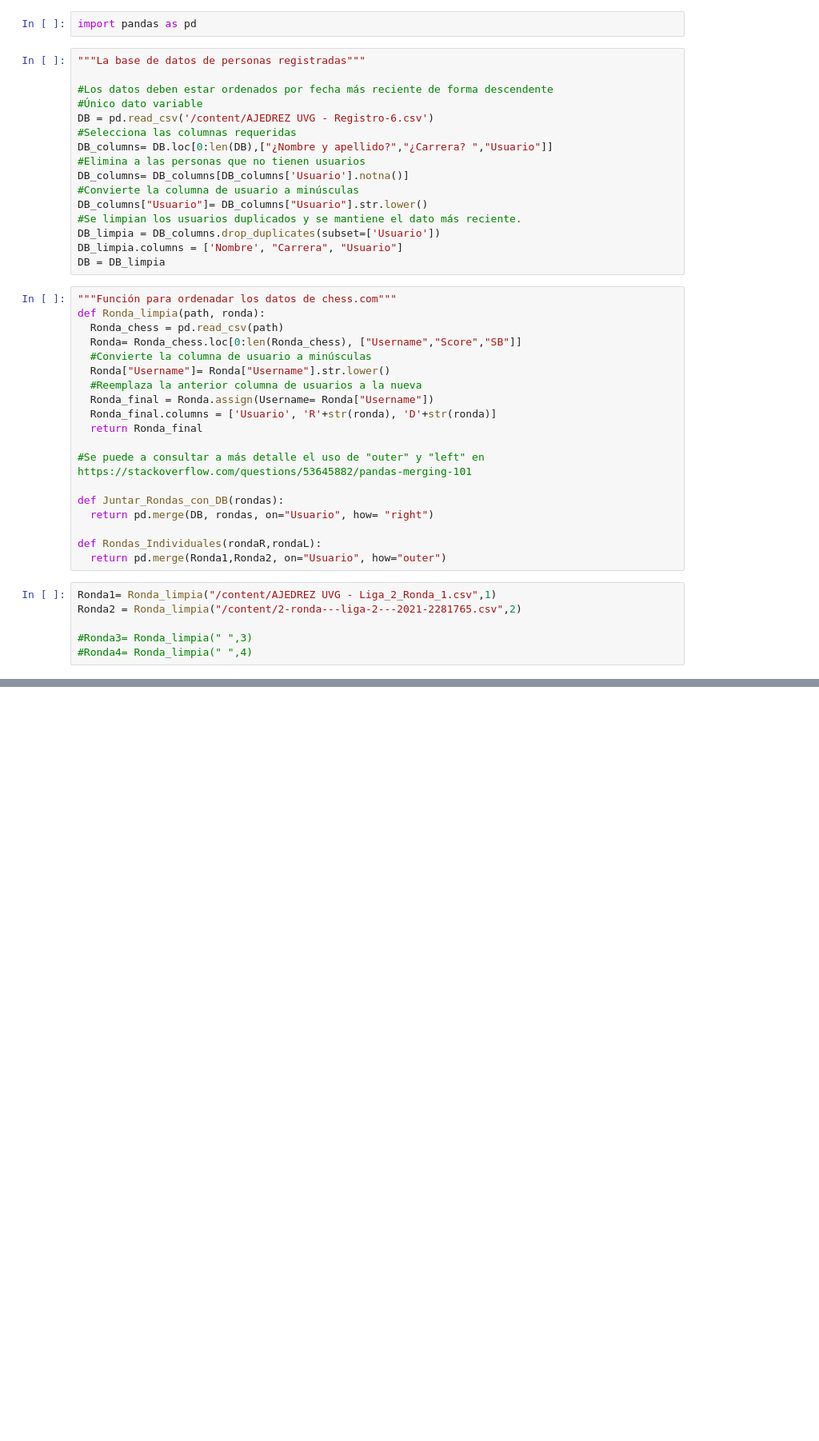
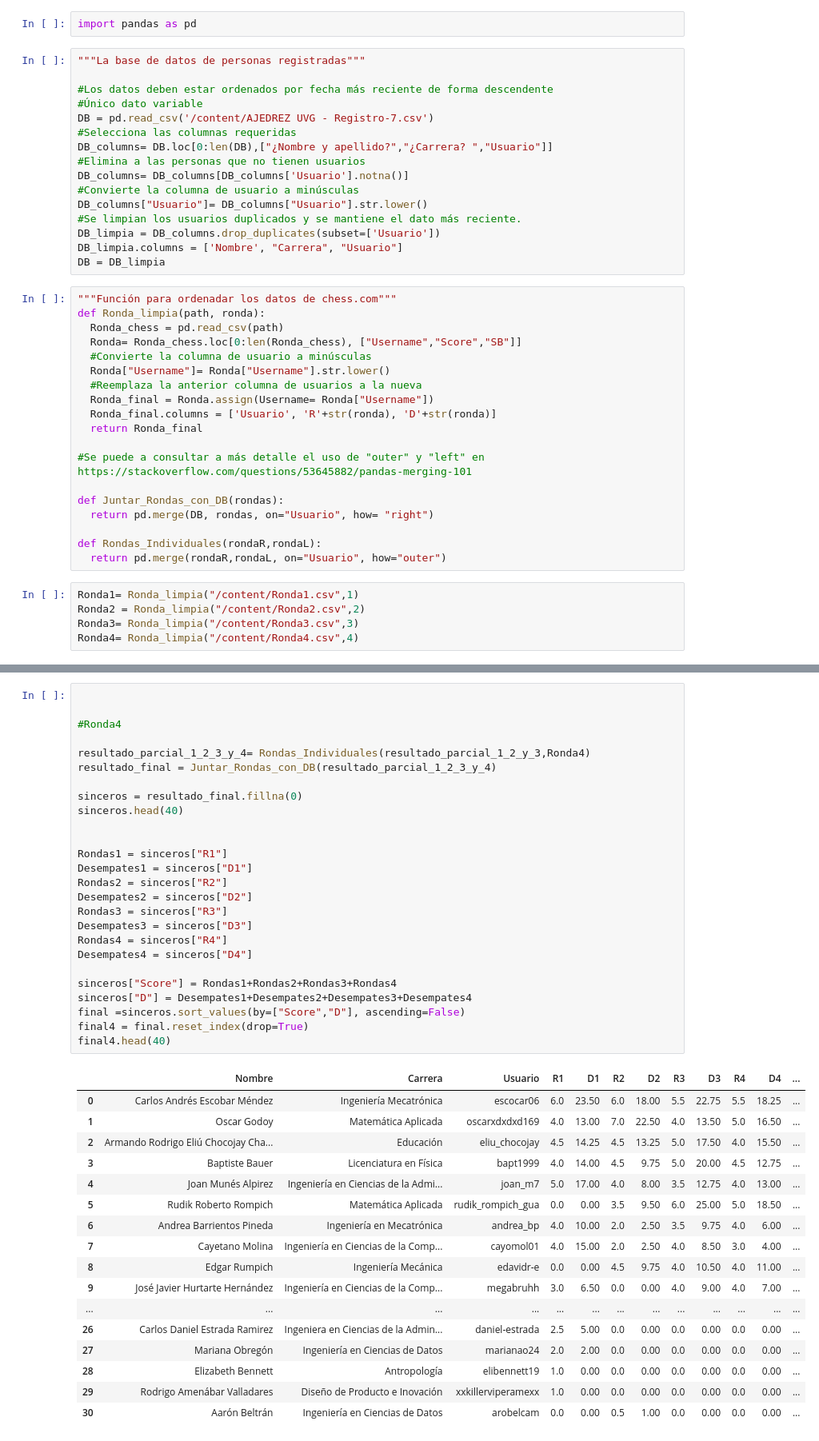
Before and after one commit to RudiksChess/ClubDeAjedrezUVG, a Jupyter notebook: ClubDeAjedrezResultados.ipynb, the cells around one changed output, grey strips where cells are left out. Shown: that part at 80% size. Saved outputs shown, nothing was run; the diff lists cells and outputs as text; blank space fills up the shorter version.

```diff
--- a/ClubDeAjedrezResultados.ipynb
+++ b/ClubDeAjedrezResultados.ipynb
@@ -7,7 +7,7 @@ import pandas as pd
 
 #Los datos deben estar ordenados por fecha más reciente de forma descendente
 #Único dato variable
-DB = pd.read_csv('/content/AJEDREZ UVG - Registro-6.csv')
+DB = pd.read_csv('/content/AJEDREZ UVG - Registro-7.csv')
 #Selecciona las columnas requeridas
 DB_columns= DB.loc[0:len(DB),["¿Nombre y apellido?","¿Carrera? ","Usuario"]]
 #Elimina a las personas que no tienen usuarios
@@ -36,13 +36,12 @@ def Juntar_Rondas_con_DB(rondas):
   return pd.merge(DB, rondas, on="Usuario", how= "right")
 
 def Rondas_Individuales(rondaR,rondaL):
-  return pd.merge(Ronda1,Ronda2, on="Usuario", how="outer")
+  return pd.merge(rondaR,rondaL, on="Usuario", how="outer")
 # %%
-Ronda1= Ronda_limpia("/content/AJEDREZ UVG - Liga_2_Ronda_1.csv",1)
-Ronda2 = Ronda_limpia("/content/2-ronda---liga-2---2021-2281765.csv",2)
-
-#Ronda3= Ronda_limpia(" ",3)
-#Ronda4= Ronda_limpia(" ",4)
+Ronda1= Ronda_limpia("/content/Ronda1.csv",1)
+Ronda2 = Ronda_limpia("/content/Ronda2.csv",2)
+Ronda3= Ronda_limpia("/content/Ronda3.csv",3)
+Ronda4= Ronda_limpia("/content/Ronda4.csv",4)
 # %%
 #Ronda1
 Resultado_final = Juntar_Rondas_con_DB(Ronda1)
@@ -124 +146,45 @@ resultado_final = Juntar_Rondas_con_DB(resultado_parcial_1_2_3_y_4)
+# %%
+
+
+#Ronda4
+
+resultado_parcial_1_2_3_y_4= Rondas_Individuales(resultado_parcial_1_2_y_3,Ronda4)
+resultado_final = Juntar_Rondas_con_DB(resultado_parcial_1_2_3_y_4)
+
+sinceros = resultado_final.fillna(0)
+sinceros.head(40)
+
+
+Rondas1 = sinceros["R1"]
+Desempates1 = sinceros["D1"]
+Rondas2 = sinceros["R2"]
+Desempates2 = sinceros["D2"]
+Rondas3 = sinceros["R3"]
+Desempates3 = sinceros["D3"]
+Rondas4 = sinceros["R4"]
+Desempates4 = sinceros["D4"]
+
+sinceros["Score"] = Rondas1+Rondas2+Rondas3+Rondas4
+sinceros["D"] = Desempates1+Desempates2+Desempates3+Desempates4
+final =sinceros.sort_values(by=["Score","D"], ascending=False)
+final4 = final.reset_index(drop=True)
+final4.head(40)
+# %% [output]
+|  | Nombre | Carrera | Usuario | R1 | D1 | R2 | D2 | R3 | D3 | R4 | D4 | ... |
+| 0 | Carlos Andrés Escobar Méndez | Ingeniería Mecatrónica | escocar06 | 6.0 | 23.50 | 6.0 | 18.00 | 5.5 | 22.75 | 5.5 | 18.25 | ... |
+| 1 | Oscar Godoy | Matemática Aplicada | oscarxdxdxd169 | 4.0 | 13.00 | 7.0 | 22.50 | 4.0 | 13.50 | 5.0 | 16.50 | ... |
+| 2 | Armando Rodrigo Eliú Chocojay Cha... | Educación | eliu_chocojay | 4.5 | 14.25 | 4.5 | 13.25 | 5.0 | 17.50 | 4.0 | 15.50 | ... |
+| 3 | Baptiste Bauer | Licenciatura en Física | bapt1999 | 4.0 | 14.00 | 4.5 | 9.75 | 5.0 | 20.00 | 4.5 | 12.75 | ... |
+| 4 | Joan Munés Alpirez | Ingeniería en Ciencias de la Admi... | joan_m7 | 5.0 | 17.00 | 4.0 | 8.00 | 3.5 | 12.75 | 4.0 | 13.00 | ... |
+| 5 | Rudik Roberto Rompich | Matemática Aplicada | rudik_rompich_gua | 0.0 | 0.00 | 3.5 | 9.50 | 6.0 | 25.00 | 5.0 | 18.50 | ... |
+| 6 | Andrea Barrientos Pineda | Ingeniería en Mecatrónica | andrea_bp | 4.0 | 10.00 | 2.0 | 2.50 | 3.5 | 9.75 | 4.0 | 6.00 | ... |
+| 7 | Cayetano Molina | Ingeniería en Ciencias de la Comp... | cayomol01 | 4.0 | 15.00 | 2.0 | 2.50 | 4.0 | 8.50 | 3.0 | 4.00 | ... |
+| 8 | Edgar Rumpich | Ingeniería Mecánica | edavidr-e | 0.0 | 0.00 | 4.5 | 9.75 | 4.0 | 10.50 | 4.0 | 11.00 | ... |
+| 9 | José Javier Hurtarte Hernández | Ingeniería en Ciencias de la Comp... | megabruhh | 3.0 | 6.50 | 0.0 | 0.00 | 4.0 | 9.00 | 4.0 | 7.00 | ... |
+| ... | ... | ... | ... | ... | ... | ... | ... | ... | ... | ... | ... | ... |
+| 26 | Carlos Daniel Estrada Ramirez | Ingeniera en Ciencias de la Admin... | daniel-estrada | 2.5 | 5.00 | 0.0 | 0.00 | 0.0 | 0.00 | 0.0 | 0.00 | ... |
+| 27 | Mariana Obregón | Ingeniería en Ciencias de Datos | marianao24 | 2.0 | 2.00 | 0.0 | 0.00 | 0.0 | 0.00 | 0.0 | 0.00 | ... |
+| 28 | Elizabeth Bennett | Antropología | elibennett19 | 1.0 | 0.00 | 0.0 | 0.00 | 0.0 | 0.00 | 0.0 | 0.00 | ... |
+| 29 | Rodrigo Amenábar Valladares | Diseño de Producto e Inovación | xxkillerviperamexx | 1.0 | 0.00 | 0.0 | 0.00 | 0.0 | 0.00 | 0.0 | 0.00 | ... |
+| 30 | Aarón Beltrán | Ingeniería en Ciencias de Datos | arobelcam | 0.0 | 0.00 | 0.5 | 1.00 | 0.0 | 0.00 | 0.0 | 0.00 | ... |
 # %%
```
Also changed, not shown: parts of 3 cells of this notebook.
